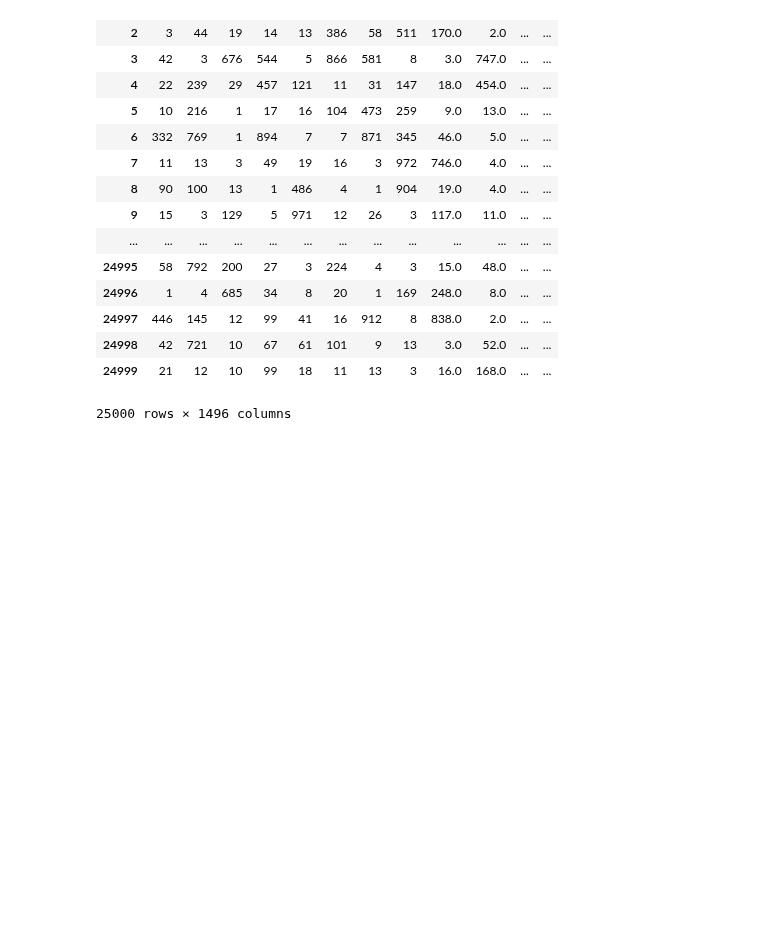
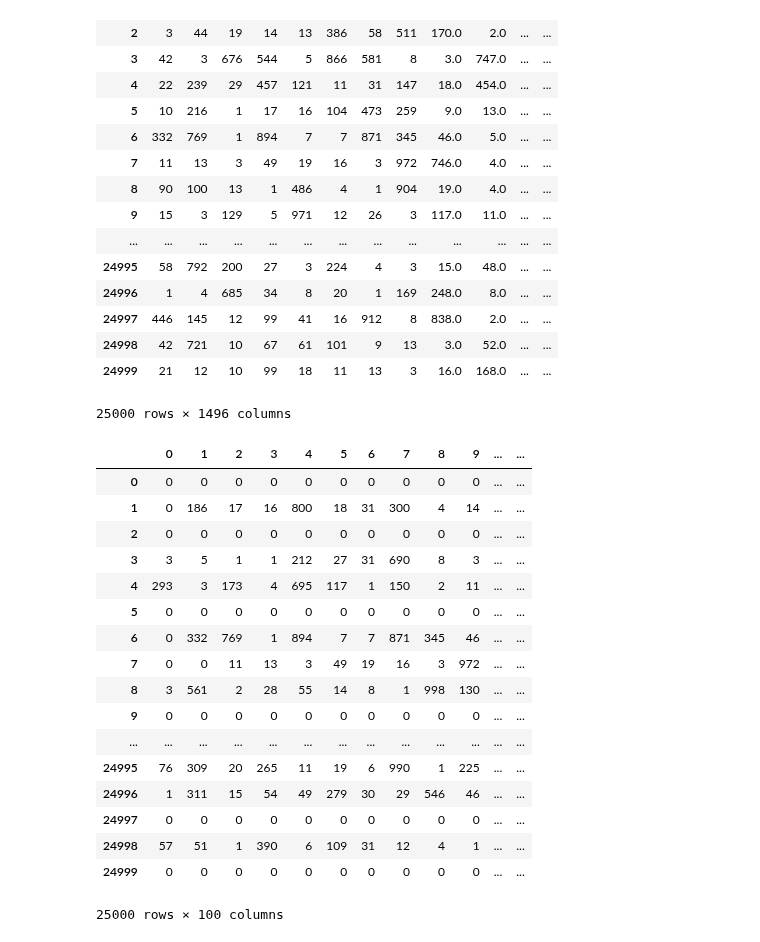
Before and after one commit to Elwing-Chou/ML0114, a Jupyter notebook: sentiment.ipynb, the cells around one changed output. Cells and saved outputs as stored; diff of their text form; code cells hidden in the pictures; blank space fills up the shorter version.

```diff
--- a/sentiment.ipynb
+++ b/sentiment.ipynb
@@ -119,3 +119,29 @@ pd.DataFrame(train_seq)
 | 24998 | 42 | 721 | 10 | 67 | 61 | 101 | 9 | 13 | 3.0 | 52.0 | ... | ... |
 | 24999 | 21 | 12 | 10 | 99 | 18 | 11 | 13 | 3 | 16.0 | 168.0 | ... | ... |
 25000 rows × 1496 columns
+# %%
+# 截長補短到每一篇文章都是同樣詞數
+from keras.preprocessing.sequence import pad_sequences
+train_pad = pad_sequences(train_seq, maxlen=100)
+test_pad = pad_sequences(test_seq, maxlen=100)
+# 如果你看到0, 補短所出現的結果
+pd.DataFrame(train_pad)
+# %% [output]
+|  | 0 | 1 | 2 | 3 | 4 | 5 | 6 | 7 | 8 | 9 | ... | ... |
+| 0 | 0 | 0 | 0 | 0 | 0 | 0 | 0 | 0 | 0 | 0 | ... | ... |
+| 1 | 0 | 186 | 17 | 16 | 800 | 18 | 31 | 300 | 4 | 14 | ... | ... |
+| 2 | 0 | 0 | 0 | 0 | 0 | 0 | 0 | 0 | 0 | 0 | ... | ... |
+| 3 | 3 | 5 | 1 | 1 | 212 | 27 | 31 | 690 | 8 | 3 | ... | ... |
+| 4 | 293 | 3 | 173 | 4 | 695 | 117 | 1 | 150 | 2 | 11 | ... | ... |
+| 5 | 0 | 0 | 0 | 0 | 0 | 0 | 0 | 0 | 0 | 0 | ... | ... |
+| 6 | 0 | 332 | 769 | 1 | 894 | 7 | 7 | 871 | 345 | 46 | ... | ... |
+| 7 | 0 | 0 | 11 | 13 | 3 | 49 | 19 | 16 | 3 | 972 | ... | ... |
+| 8 | 3 | 561 | 2 | 28 | 55 | 14 | 8 | 1 | 998 | 130 | ... | ... |
+| 9 | 0 | 0 | 0 | 0 | 0 | 0 | 0 | 0 | 0 | 0 | ... | ... |
+| ... | ... | ... | ... | ... | ... | ... | ... | ... | ... | ... | ... | ... |
+| 24995 | 76 | 309 | 20 | 265 | 11 | 19 | 6 | 990 | 1 | 225 | ... | ... |
+| 24996 | 1 | 311 | 15 | 54 | 49 | 279 | 30 | 29 | 546 | 46 | ... | ... |
+| 24997 | 0 | 0 | 0 | 0 | 0 | 0 | 0 | 0 | 0 | 0 | ... | ... |
+| 24998 | 57 | 51 | 1 | 390 | 6 | 109 | 31 | 12 | 4 | 1 | ... | ... |
+| 24999 | 0 | 0 | 0 | 0 | 0 | 0 | 0 | 0 | 0 | 0 | ... | ... |
+25000 rows × 100 columns
```
Also changed, not shown: parts of 1 cell of this notebook.
